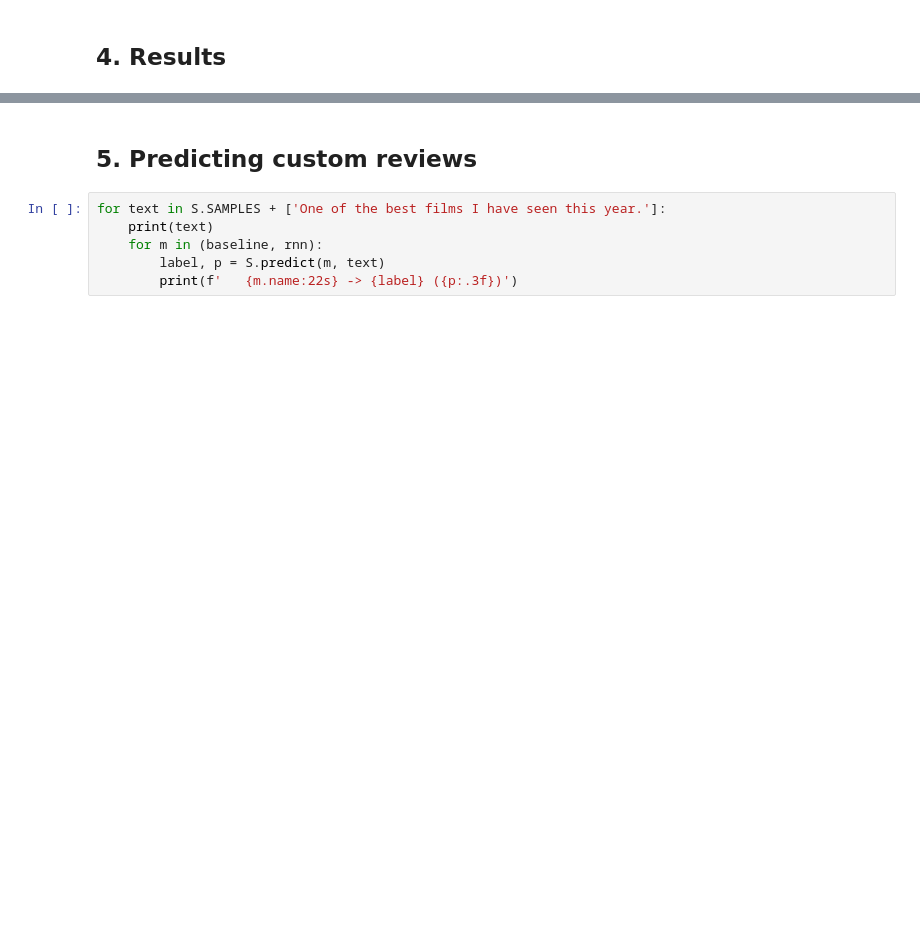
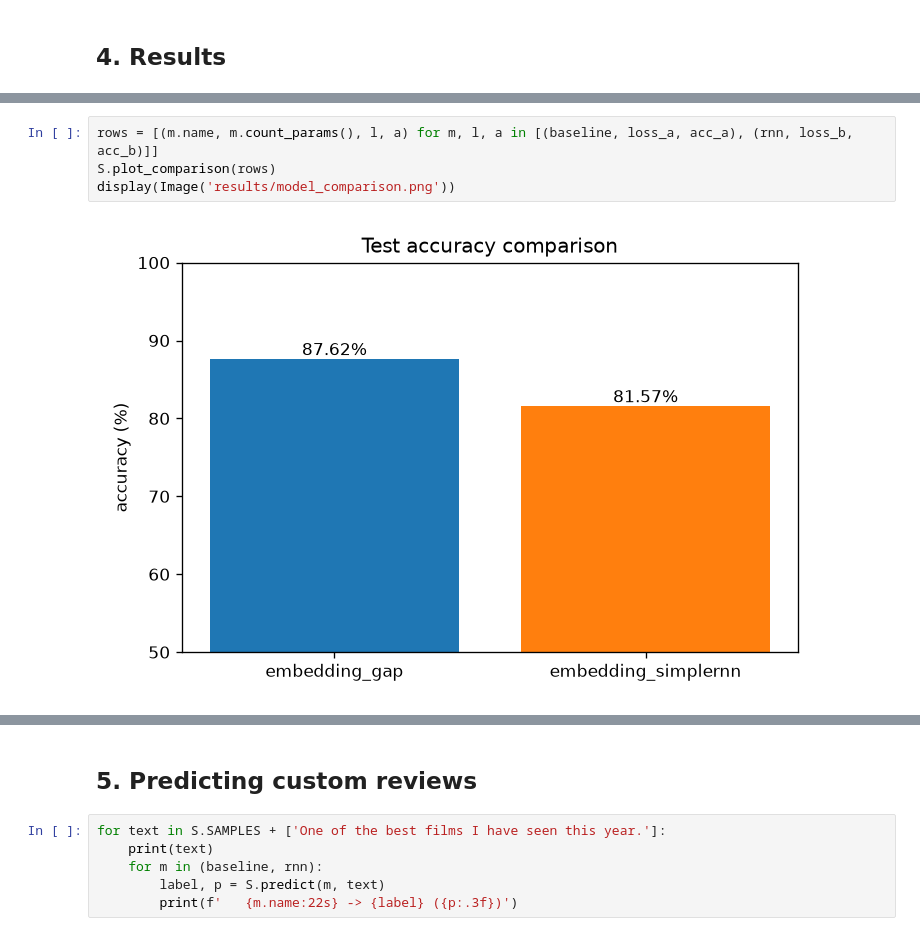
Before and after one commit to jsuryacodes/DLT-Sentiment-Analysis, a Jupyter notebook: sentiment_analysis.ipynb, the cells around one changed output, grey strips where cells are left out. Cells and saved outputs as stored; diff of their text form; blank space fills up the shorter version.

```diff
--- a/sentiment_analysis.ipynb
+++ b/sentiment_analysis.ipynb
@@ -132,0 +139,6 @@ display(Markdown(table))
+# %%
+rows = [(m.name, m.count_params(), l, a) for m, l, a in [(baseline, loss_a, acc_a), (rnn, loss_b, acc_b)]]
+S.plot_comparison(rows)
+display(Image('results/model_comparison.png'))
+# %% [output]
+[figure, added]
```
Also changed, not shown: parts of 9 cells of this notebook, 5 other files.
